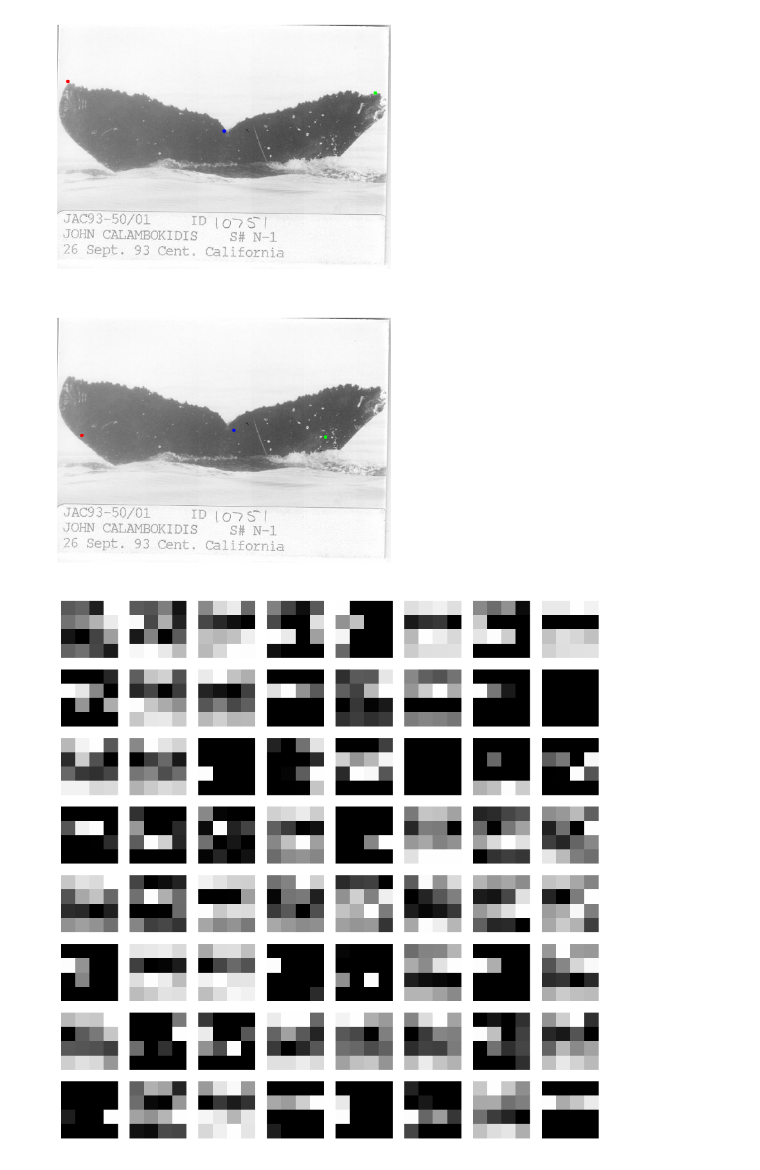
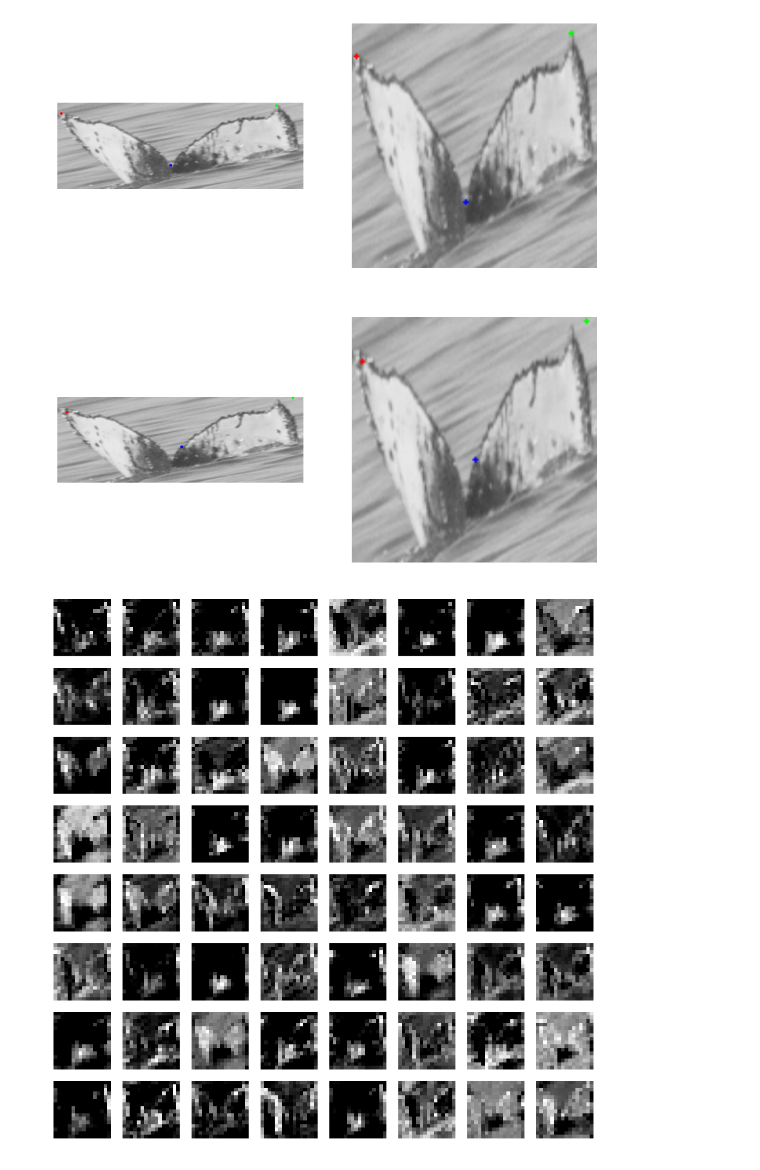
Before and after one commit to zmjjmz/thesiswork, a Jupyter notebook: edge_extract/Keypoint Extractor Analysis.ipynb, the cells around one changed output. Saved outputs shown, nothing was run; the diff lists cells and outputs as text; code cells hidden in the pictures.

```diff
--- a/edge_extract/Keypoint Extractor Analysis.ipynb
+++ b/edge_extract/Keypoint Extractor Analysis.ipynb
@@ -24,6 +25,6 @@ Trying /home/zach/envs/thesis/local/lib/python2.7/site-packages/flann-1.8.4-py2.
 # %%
-model_loc = 'all_kpts_64_sizes'
-dset_loc = 'all_kpts_64_sizes'
+model_loc = 'all_kpts_128_fixedx'
+dset_loc = 'all_kpts_128_fixedx'
 # %%
 with open(join(dataset_loc, "Flukes/kpts/%s/model.pkl" % model_loc), 'r') as f:
     model = pickle.load(f)
@@ -36,7 +37,7 @@ Took 1.96 seconds
 X = T.tensor4()
 
 
-kpextractor = build_kpextractor64()
+kpextractor = build_kpextractor128()
 ll.set_all_param_values(kpextractor, model)
 model_outputs = [ll.get_output(intr_layer, X, deterministic=True) for intr_layer in ll.get_all_layers(kpextractor)]
 #segmenter_out = ll.get_output(segmenter, X, deterministic=True)
@@ -91,49 +92,61 @@ import cv2
 import random
 %matplotlib inline
 
-def drawPoints(points, img):
+def drawPoints(points, img, radius=5):
     color_img = cv2.cvtColor(img, cv2.COLOR_GRAY2RGB)
-    cv2.circle(color_img, (int(points[0,0]), int(points[0,1])), 5, (255,0,0), -1) # left
-    cv2.circle(color_img, (int(points[1,0]), int(points[1,1])), 5, (0,255,0), -1) # right
-    cv2.circle(color_img, (int(points[2,0]), int(points[2,1])), 5, (0,0,255), -1) # notch
+    cv2.circle(color_img, (int(points[0,0]), int(points[0,1])), radius, (255,0,0), -1) # left
+    cv2.circle(color_img, (int(points[1,0]), int(points[1,1])), radius, (0,255,0), -1) # right
+    cv2.circle(color_img, (int(points[2,0]), int(points[2,1])), radius, (0,0,255), -1) # notch
     return color_img
 
-def show_output(originals, true_labels, outputs, ind, stage=-1, imgnames=None):
+def show_output(originals, true_labels, outputs, ind, stage=-1, imgnames=None, sizes=None):
     # the [0] indexes into the channel
-    original = ((originals[ind][0]*dset['std']) + dset['mean']).astype(np.uint8).T
-    print(original.shape)
-    print(original.dtype)
+    dset_img = ((originals[ind][0]*dset['std']) + dset['mean']).astype(np.uint8)
+    dsety, dsetx = dset_img.shape[:2]
     true_points = true_labels[ind]
     imgname = imgnames[ind]
     print(imgname)
     original_img = cv2.cvtColor(cv2.imread(imgname),cv2.COLOR_BGR2GRAY)
-    truey, truex = original_img.shape[:2]
+    if sizes is not None:
+        original_img = cv2.resize(original_img, tuple(sizes[ind][::-1]), cv2.INTER_LANCZOS4)
+    print(original_img.shape)
+    origy, origx = original_img.shape[:2]
     #sizey, sizex = original.shape[-2:]
     sizey, sizex = (1.,1.)
     scale_denom = np.array([sizex, sizey]*3,dtype=np.float32).reshape(3,2)
-    scale_num = np.array([truex, truey]*3,dtype=np.float32).reshape(3,2)
-    true_points_scaled = true_points * (scale_num / scale_denom)
-    print(true_points_scaled)
+    scale_num_orig = np.array([origx, origy]*3,dtype=np.float32).reshape(3,2)
+    scale_num_dset = np.array([dsetx, dsety]*3,dtype=np.float32).reshape(3,2)
+    true_points_orig = true_points * (scale_num_orig / scale_denom)
+    true_points_dset = true_points * (scale_num_dset / scale_denom)
+    print(true_points_orig)
+    print(true_points_dset)
     #true_points_scaled = (true_points * scale_mat + scale_mat) / 2
     # draw left right notch on the original image
-    gt_drawn = drawPoints(true_points_scaled, original_img)
+    orig_gt_drawn = drawPoints(true_points_orig, original_img)
+    dset_gt_drawn = drawPoints(true_points_dset, dset_img, radius=1)
 
     pred_points = outputs[-1][ind]
     #pred_points_scaled = (pred_points * scale_mat + scale_mat) / 2
-    pred_points_scaled = pred_points * (scale_num / scale_denom)
-    print(pred_points_scaled)
-    pred_drawn = drawPoints(pred_points_scaled, original_img)
-    print(np.linalg.norm(true_points_scaled - pred_points_scaled, axis=1))
+    pred_points_orig = pred_points * (scale_num_orig / scale_denom)
+    pred_points_dset = pred_points * (scale_num_dset / scale_denom)
+    print(pred_points_orig)
+    print(pred_points_dset)
+    pred_drawn_orig = drawPoints(pred_points_orig, original_img)
+    pred_drawn_dset = drawPoints(pred_points_dset, dset_img, radius=1)
+    print(np.linalg.norm(true_points_orig - pred_points_orig, axis=1))
+    print(np.linalg.norm(true_points_dset - pred_points_dset, axis=1))
     network_stage = outputs[stage][ind].swapaxes(0,2)
     #print(output)
-    f, trueax = plt.subplots(2, figsize=(15,15))
-    for i in trueax:
+    f, trueax = plt.subplots(2,2, figsize=(15,15))
+    for i in trueax.flatten():
         i.axis('off')
-    trueax[0].imshow(gt_drawn)
-    trueax[1].imshow(pred_drawn)
+    trueax[0,0].imshow(orig_gt_drawn)
+    trueax[0,1].imshow(dset_gt_drawn)
+    trueax[1,0].imshow(pred_drawn_orig)
+    trueax[1,1].imshow(pred_drawn_dset)
 
     nfilters = network_stage.shape[-1]
-    print(nfilters)
+    #print(nfilters)
     square_size = int(np.sqrt(nfilters) + 0.5)
     #print(square_size)
     plt.gray()
@@ -145,11 +158,11 @@ def show_output(originals, true_labels, outputs, ind, stage=-1, imgnames=None):
         #this_ax.get_xaxis().set_visible(False)
         #this_ax.get_yaxis().set_visible(False)
         if i < nfilters:
-            this_ax.imshow(network_stage[:,:,i], interpolation='none')
+            this_ax.imshow(network_stage[:,:,i].T, interpolation='none')
     #ax[2].imshow(network_stage)
 
 sec = 'valid'
 show_output(dset_for_model[sec]['X'], dset_for_model[sec]['y'], point_outputs[sec],
-            random.choice(range(dset_for_model[sec]['X'].shape[0])), stage=12,
-            imgnames=dset_for_model[sec]['names'])
+            random.choice(range(dset_for_model[sec]['X'].shape[0])), stage=8,
+            imgnames=dset_for_model[sec]['names'], sizes=dset_for_model[sec]['extra'])
 # %% [output]
@@ -167,5 +185,5 @@ uint8
-[figure, old version]
+[figure, new version]
-[figure, old version]
+[figure, new version]
 # %%
 #print(len(point_outputs_valid))
 n_layers = len(point_outputs[sec])
```
Also changed, not shown: parts of 10 cells of this notebook, 4 other files.
